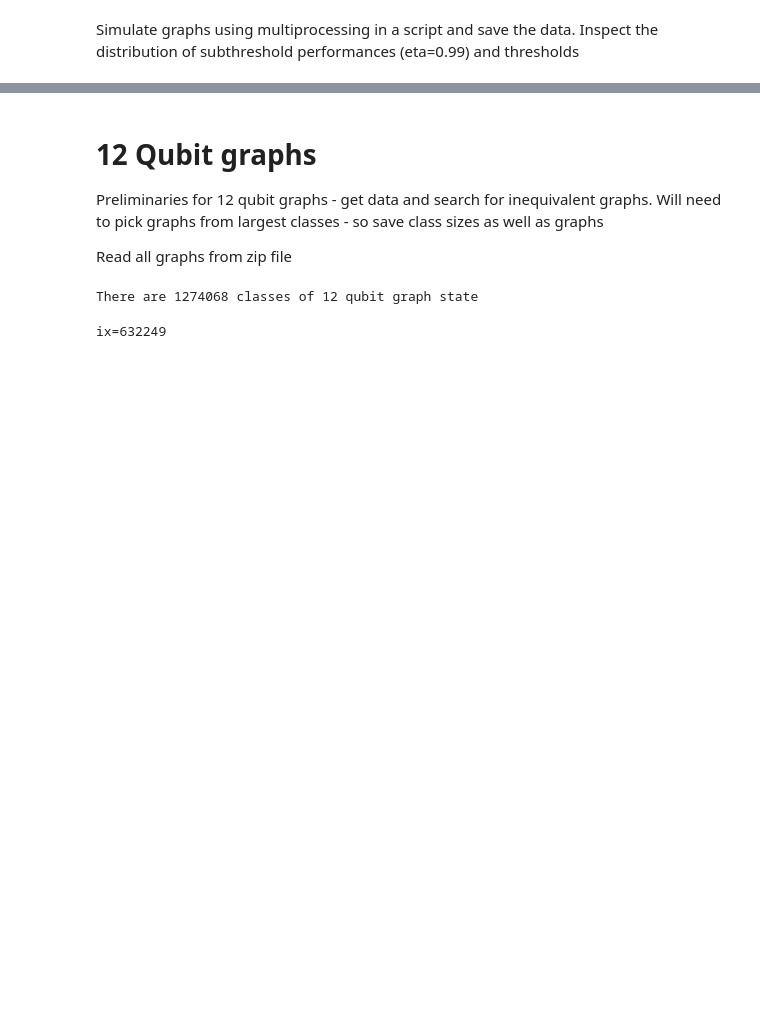
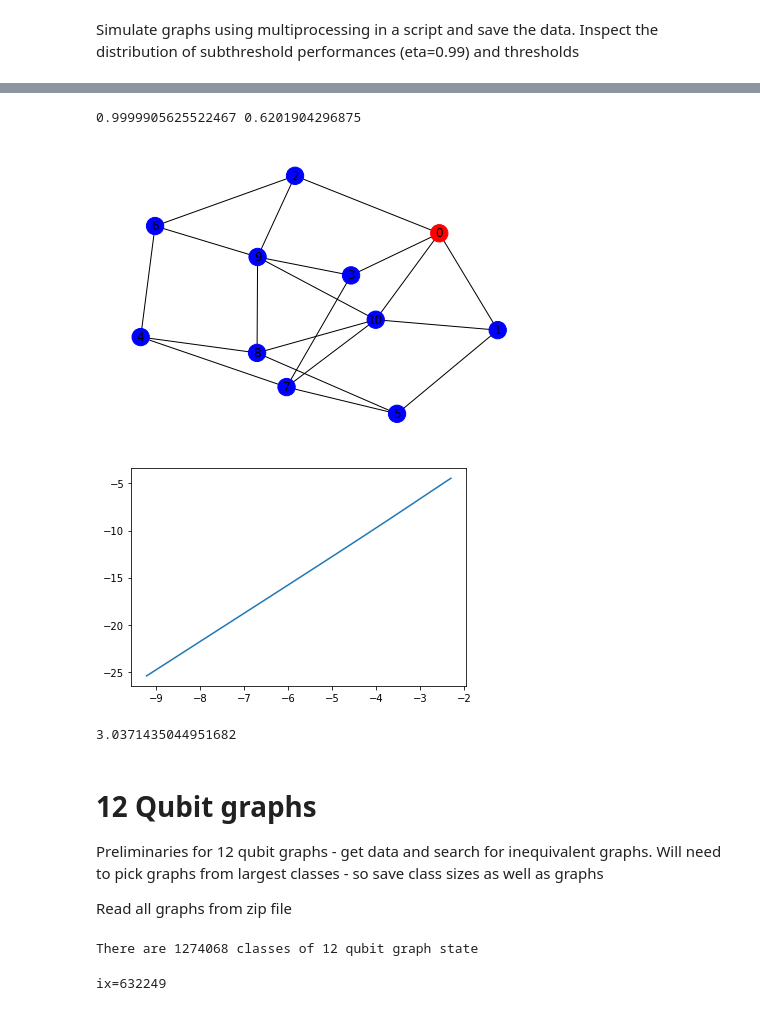
Before and after one commit to tomjbell/LTdecode, a Jupyter notebook: reading_graph_data.ipynb, the cells around one changed output, grey strips where cells are left out. Drawn from its saved outputs; the diff is of its cells as text; code cells hidden in the pictures; blank space fills up the shorter version.

```diff
--- a/reading_graph_data.ipynb
+++ b/reading_graph_data.ipynb
@@ -302,7 +315,3 @@ print(f'There are {len(graphs_11q)} classes of 11 qubit graph state')
 There are 40457 classes of 11 qubit graph state
 # %% [markdown]
 ### Get all inequivalent graphs by permuting the input
-# %%
-all_graphs_11q = []
-for e in tqdm(graphs_11q):
-    all_graphs_11q += gen_non_isomorphic_graphs(e)
@@ -311 +318,7 @@ There are 405741 different graphs for stabilizer pathfinding
+# %%
+all_graphs_11q = []
+for g in tqdm(graphs_11q):
+    e = g[1]
+    all_graphs_11q += [(g[0], x) for x in gen_non_isomorphic_graphs(e)]
+all_graphs_11q = sorted(all_graphs_11q, key=lambda x:x[0], reverse=True)
 # %%
@@ -324,7 +338,7 @@ t0 = time()
 for _ in range(10):
     ix = randint(0, len(all_graphs_11q))
     print(f'{ix=}')
-    e = all_graphs_11q[ix]
+    e = all_graphs_11q[ix][1]
     g = Graph()
     g.add_nodes_from(list(range(11)))
     g.add_edges_from(e)
@@ -363,0 +377,2 @@ Inspect the distribution of subthreshold performances (eta=0.99) and thresholds
+# %%
+best_11 = get_best_perf(11, 11)
@@ -363,0 +398,14 @@ Inspect the distribution of subthreshold performances (eta=0.99) and thresholds
+# %%
+print(best_11[11][1], best_11[11][3])  # Best subthreshold and best threshold
+g = Graph()
+edges_sub = best_11[11][0][0]
+g.add_nodes_from(list(range(max([nod for e in edges_sub for nod in e]))))
+g.add_edges_from(edges_sub)
+draw_graph(g)
+
+get_distance(best_11[11][0][1])
+# %% [output]
+0.9999905625522467 0.6201904296875
+[figure, added]
+[figure, added]
+3.0371435044951682
```
Also changed, not shown: parts of 103 cells of this notebook, 2 other files.
